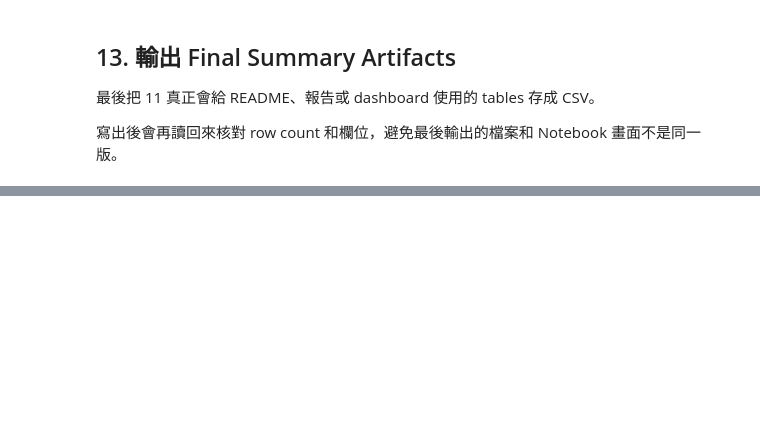
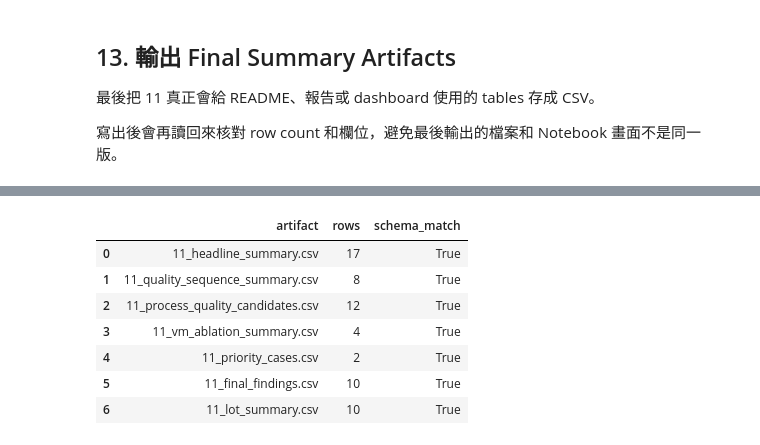
Before and after one commit to momo840505/semiconductor-etch-process-intelligence, a Jupyter notebook: notebooks/11_final_findings.ipynb, the cells around one changed output, grey strips where cells are left out. Cells and saved outputs as stored; diff of their text form; code cells hidden in the pictures; blank space fills up the shorter version.

```diff
--- a/notebooks/11_final_findings.ipynb
+++ b/notebooks/11_final_findings.ipynb
@@ -1307,0 +2862,93 @@ Lot 8 同時有：
+# %%
+outputs = {
+    PROCESSED_DATA_DIR
+    / "11_headline_summary.csv":
+        headline,
+
+    PROCESSED_DATA_DIR
+    / "11_quality_sequence_summary.csv":
+        quality_sequence_summary,
+
+    PROCESSED_DATA_DIR
+    / "11_process_quality_candidates.csv":
+        process_quality_summary,
+
+    PROCESSED_DATA_DIR
+    / "11_vm_ablation_summary.csv":
+        ablation_metrics,
+
+    PROCESSED_DATA_DIR
+    / "11_priority_cases.csv":
+        priority_cases,
+
+    PROCESSED_DATA_DIR
+    / "11_final_findings.csv":
+        final_findings,
+
+    PROCESSED_DATA_DIR
+    / "11_lot_summary.csv":
+        lot_final,
+}
+
+validation = []
+
+for path, dataframe in outputs.items():
+    dataframe.to_csv(
+        path,
+        index=False,
+    )
+
+    check = pd.read_csv(
+        path
+    )
+
+    if len(check) != len(
+        dataframe
+    ):
+        raise ValueError(
+            f"{path.name} row count validation failed"
+        )
+
+    if (
+        list(
+            check.columns
+        )
+        != list(
+            dataframe.columns
+        )
+    ):
+        raise ValueError(
+            f"{path.name} schema validation failed"
+        )
+
+    validation.append(
+        {
+            "artifact":
+                path.name,
+            "rows":
+                len(check),
+            "schema_match":
+                True,
+        }
+    )
+
+validation_df = pd.DataFrame(
+    validation
+)
+
+display(
+    validation_df
+)
+
+print(
+    "11 artifact validation：PASS"
+)
+# %% [output]
+|  | artifact | rows | schema_match |
+| 0 | 11_headline_summary.csv | 17 | True |
+| 1 | 11_quality_sequence_summary.csv | 8 | True |
+| 2 | 11_process_quality_candidates.csv | 12 | True |
+| 3 | 11_vm_ablation_summary.csv | 4 | True |
+| 4 | 11_priority_cases.csv | 2 | True |
+| 5 | 11_final_findings.csv | 10 | True |
+| 6 | 11_lot_summary.csv | 10 | True |
```
Also changed, not shown: parts of 42 cells of this notebook, 36 other files.
